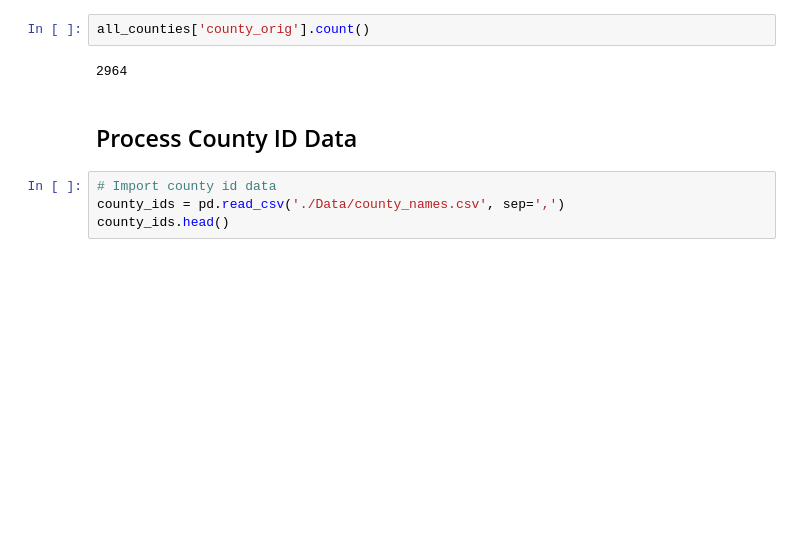
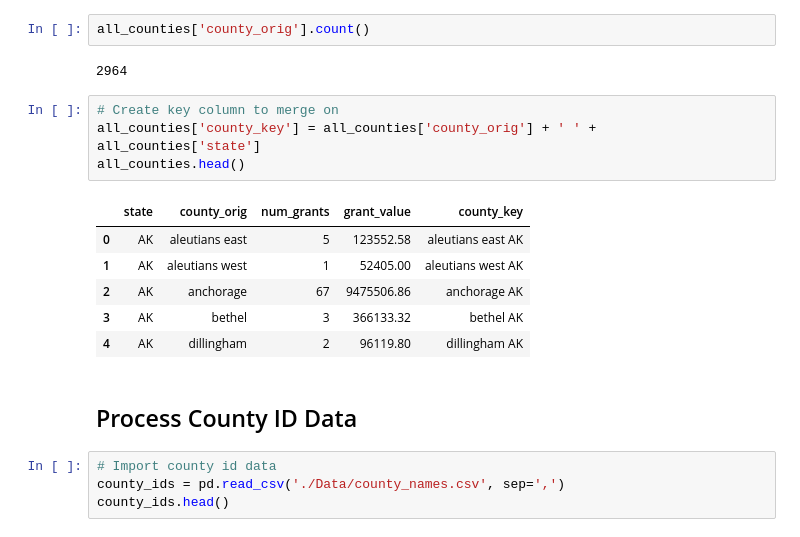
Before and after one commit to HKuz/DSforC, a Jupyter notebook: LWCF/LWCF_Grant_Value_by_County_Rollup.ipynb, the cells around one changed output. Cells and saved outputs as stored; diff of their text form; blank space fills up the shorter version.

```diff
--- a/LWCF/LWCF_Grant_Value_by_County_Rollup.ipynb
+++ b/LWCF/LWCF_Grant_Value_by_County_Rollup.ipynb
@@ -115,6 +115,17 @@ all_counties['county_orig'].replace('ste genevieve', 'ste. genevieve', inplace=T
 all_counties['county_orig'].count()
 # %% [output]
 2964
+# %%
+# Create key column to merge on
+all_counties['county_key'] = all_counties['county_orig'] + ' ' + all_counties['state']
+all_counties.head()
+# %% [output]
+|  | state | county_orig | num_grants | grant_value | county_key |
+| 0 | AK | aleutians east | 5 | 123552.58 | aleutians east AK |
+| 1 | AK | aleutians west | 1 | 52405.00 | aleutians west AK |
+| 2 | AK | anchorage | 67 | 9475506.86 | anchorage AK |
+| 3 | AK | bethel | 3 | 366133.32 | bethel AK |
+| 4 | AK | dillingham | 2 | 96119.80 | dillingham AK |
 # %% [markdown]
 ## Process County ID Data
 # %%
```
Also changed, not shown: parts of 6 cells of this notebook.
